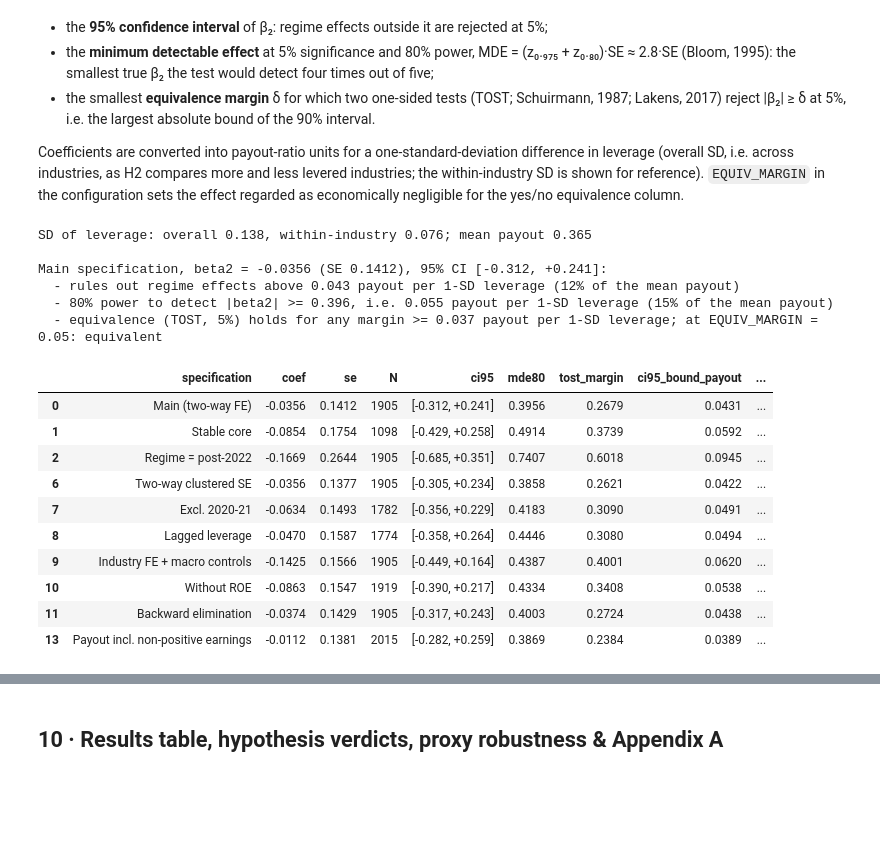
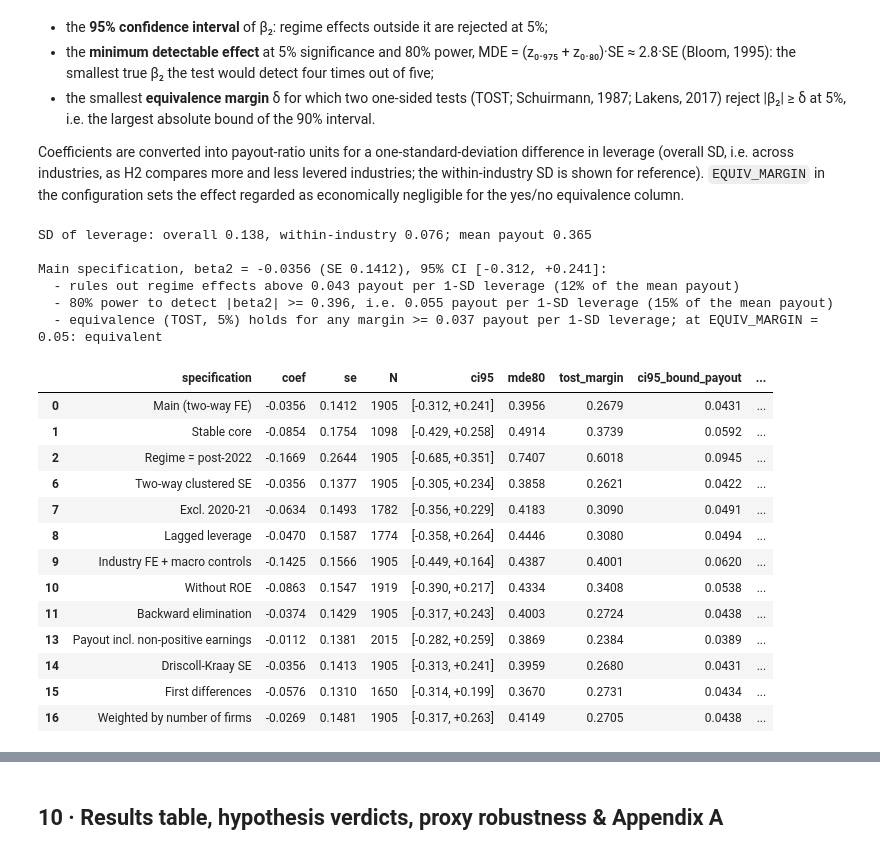
Before and after one commit to MilanKalajdzic/Master-Thesis, a Jupyter notebook: thesis_analysis.ipynb, the cells around one changed output, grey strips where cells are left out. Saved outputs shown, nothing was run; the diff lists cells and outputs as text; code cells hidden in the pictures; blank space fills up the shorter version.

```diff
--- a/thesis_analysis.ipynb
+++ b/thesis_analysis.ipynb
@@ -99,6 +99,7 @@ CROSSFILE_MIN_AGREE = 0.75     # min share of industries whose divfund payout ma
 EXCLUDE_FIN_UTIL = True
 MIN_YEARS_CORE   = 20          # stable-core robustness: keep industries present >= this many years
 COVID_YEARS      = [2020, 2021]
+DK_BANDWIDTH     = 3           # lags for Driscoll-Kraay standard errors (about T^(1/3) with 27 years, §9)
 
 OUTDIR = Path("outputs"); OUTDIR.mkdir(exist_ok=True)
 print("Config OK | regime:", HIGH_RATE_RULE, "| tangibility:", TANGIBILITY_PROXY,
@@ -998,6 +1010,42 @@ if "res_h3" in globals():
 print("\n>>> Payout as reported, including industry-years with ROE <= 0")
 robust["payout_all"] = fit_panel(panel, "payout_all", ["lev", "lev_x_high"] + BASE_CONTROLS,
                                  title="DV = payout as reported (incl. ROE <= 0)")
+
+# ---- Stress tests of the leverage-payout relation and of H2 (§9c). For each, the baseline model gives the
+#      leverage coefficient and the interaction model gives beta2.
+stress_base = {"main": res_base}
+# (l) Driscoll-Kraay SE: robust to cross-sectional dependence (common shocks hit all industries in a year)
+#     and to serial correlation up to DK_BANDWIDTH lags.
+print("\n>>> Driscoll-Kraay standard errors")
+stress_base["dk"] = fit_panel(panel, "payout", ["lev"] + BASE_CONTROLS, cov="kernel",
+                              title="Baseline, Driscoll-Kraay SE")
+robust["dk"] = fit_panel(panel, "payout", ["lev", "lev_x_high"] + BASE_CONTROLS, cov="kernel",
+                         title="Interaction, Driscoll-Kraay SE")
+stress_base["twoway"] = fit_panel(panel, "payout", ["lev"] + BASE_CONTROLS, cluster_time=True,
+                                  title="Baseline, two-way clustered SE")
+
+# (m) First differences: eliminate the industry effects by differencing instead of demeaning. Gap-safe
+#     (previous calendar year only), with year effects; 2013 dropped (the change crosses the reclassification).
+_s = panel.sort_values(["industry", "year"])
+_g = _s.groupby("industry")
+_consec = _g["year"].shift(1) == _s["year"] - 1
+fd = _s[["industry", "year", "in_core"]].copy()
+for v in ["payout", "lev", "lev_x_high"] + BASE_CONTROLS:
+    fd["d_" + v] = (_s[v] - _g[v].shift(1)).where(_consec)
+fd.loc[fd["year"] == RECLASS_YEAR, [c for c in fd.columns if c.startswith("d_")]] = np.nan
+D_CONTROLS = ["d_" + c for c in BASE_CONTROLS]
+print("\n>>> First differences (with year effects)")
+stress_base["fd"] = fit_panel(fd, "d_payout", ["d_lev"] + D_CONTROLS, entity=False,
+                              title="Baseline, first differences")
+robust["fd"] = fit_panel(fd, "d_payout", ["d_lev", "d_lev_x_high"] + D_CONTROLS, entity=False,
+                         title="Interaction, first differences")
+
+# (n) Weighted by the number of firms in the industry (large industries count more)
+print("\n>>> Weighted by number of firms")
+stress_base["wls"] = fit_panel(panel, "payout", ["lev"] + BASE_CONTROLS, weights="n_firms",
+                               title="Baseline, weighted by number of firms")
+robust["wls"] = fit_panel(panel, "payout", ["lev", "lev_x_high"] + BASE_CONTROLS, weights="n_firms",
+                          title="Interaction, weighted by number of firms")
 # %% [output]
 >>> Stable core (industries present >= MIN_YEARS_CORE years)
 === Stable core (46 industries) ===
@@ -1019,12 +1067,13 @@ R2(within): 0.046
 # %%
 
 # Robustness summary (Appendix C): the regime-interaction term in every specification
-KEY = {"lagged": "lev_lag_x_high", "H3_core": "lev_x_high_x_tang"}
+KEY = {"lagged": "lev_lag_x_high", "H3_core": "lev_x_high_x_tang", "fd": "d_lev_x_high"}
 LABEL = {"core": "Stable core", "post2022": "Regime = post-2022", "div_to_fcfe": "DV = Dividends/FCFE",
          "totpayout_ni": "DV = (Div+Buybacks)/NI", "div_yield": "DV = Dividend yield", "twoway": "Two-way clustered SE", "noCovid": "Excl. 2020-21",
          "lagged": "Lagged leverage", "indFE_macro": "Industry FE + macro controls",
          "noROE": "Without ROE", "elimination": "Backward elimination",
-         "payout_all": "Payout incl. non-positive earnings", "H3_core": "H3 triple term, stable core"}
+         "payout_all": "Payout incl. non-positive earnings", "dk": "Driscoll-Kraay SE",
+         "fd": "First differences", "wls": "Weighted by number of firms", "H3_core": "H3 triple term, stable core"}
 rows = [{"specification": "Main (two-way FE)", "term": "lev_x_high",
          "coef": res_int.params["lev_x_high"], "se": res_int.std_errors["lev_x_high"],
          "p": res_int.pvalues["lev_x_high"], "N": int(res_int.nobs)}]
@@ -1079,7 +1131,8 @@ MEAN_PAYOUT = float(panel["payout"].mean())
 
 PAYOUT_SPECS = ["Main (two-way FE)", "Stable core", "Regime = post-2022", "Two-way clustered SE",
                 "Excl. 2020-21", "Lagged leverage", "Industry FE + macro controls", "Without ROE",
-                "Backward elimination", "Payout incl. non-positive earnings"]
+                "Backward elimination", "Payout incl. non-positive earnings", "Driscoll-Kraay SE",
+                "First differences", "Weighted by number of firms"]
 pw = rob_tbl[rob_tbl["specification"].isin(PAYOUT_SPECS)][["specification", "coef", "se", "N"]].copy()
 lo95, hi95 = pw["coef"] - Z95 * pw["se"], pw["coef"] + Z95 * pw["se"]
 pw["ci95"] = [f"[{a:+.3f}, {b:+.3f}]" for a, b in zip(lo95, hi95)]
@@ -1094,30 +1147,33 @@ power_tbl = pw.round(4)
 power_tbl.to_csv(OUTDIR / "tab_power_bounds.csv", index=False)
 
 m = power_tbl.iloc[0]
 print(f"SD of leverage: overall {SD_LEV:.3f}, within-industry {SD_LEV_W:.3f}; mean payout {MEAN_PAYOUT:.3f}\n")
 print(f"Main specification, beta2 = {m.coef:+.4f} (SE {m.se:.4f}), 95% CI {m.ci95}:")
 print(f"  - rules out regime effects above {m.ci95_bound_payout:.3f} payout per 1-SD leverage "
       f"({m.ci95_bound_payout / MEAN_PAYOUT:.0%} of the mean payout)")
 print(f"  - 80% power to detect |beta2| >= {m.mde80:.3f}, i.e. {m.mde80_payout:.3f} payout per 1-SD leverage "
       f"({m.mde80_payout / MEAN_PAYOUT:.0%} of the mean payout)")
 print(f"  - equivalence (TOST, 5%) holds for any margin >= {m.tost_margin_payout:.3f} payout per 1-SD leverage; "
       f"at EQUIV_MARGIN = {EQUIV_MARGIN}: {'equivalent' if m.equivalent_at_margin else 'not shown'}\n")
 power_tbl
 # %% [output]
 SD of leverage: overall 0.138, within-industry 0.076; mean payout 0.365
 
 Main specification, beta2 = -0.0356 (SE 0.1412), 95% CI [-0.312, +0.241]:
   - rules out regime effects above 0.043 payout per 1-SD leverage (12% of the mean payout)
   - 80% power to detect |beta2| >= 0.396, i.e. 0.055 payout per 1-SD leverage (15% of the mean payout)
   - equivalence (TOST, 5%) holds for any margin >= 0.037 payout per 1-SD leverage; at EQUIV_MARGIN = 0.05: equivalent
 |  | specification | coef | se | N | ci95 | mde80 | tost_margin | ci95_bound_payout | ... |
 | 0 | Main (two-way FE) | -0.0356 | 0.1412 | 1905 | [-0.312, +0.241] | 0.3956 | 0.2679 | 0.0431 | ... |
 | 1 | Stable core | -0.0854 | 0.1754 | 1098 | [-0.429, +0.258] | 0.4914 | 0.3739 | 0.0592 | ... |
 | 2 | Regime = post-2022 | -0.1669 | 0.2644 | 1905 | [-0.685, +0.351] | 0.7407 | 0.6018 | 0.0945 | ... |
 | 6 | Two-way clustered SE | -0.0356 | 0.1377 | 1905 | [-0.305, +0.234] | 0.3858 | 0.2621 | 0.0422 | ... |
 | 7 | Excl. 2020-21 | -0.0634 | 0.1493 | 1782 | [-0.356, +0.229] | 0.4183 | 0.3090 | 0.0491 | ... |
 | 8 | Lagged leverage | -0.0470 | 0.1587 | 1774 | [-0.358, +0.264] | 0.4446 | 0.3080 | 0.0494 | ... |
 | 9 | Industry FE + macro controls | -0.1425 | 0.1566 | 1905 | [-0.449, +0.164] | 0.4387 | 0.4001 | 0.0620 | ... |
 | 10 | Without ROE | -0.0863 | 0.1547 | 1919 | [-0.390, +0.217] | 0.4334 | 0.3408 | 0.0538 | ... |
 | 11 | Backward elimination | -0.0374 | 0.1429 | 1905 | [-0.317, +0.243] | 0.4003 | 0.2724 | 0.0438 | ... |
 | 13 | Payout incl. non-positive earnings | -0.0112 | 0.1381 | 2015 | [-0.282, +0.259] | 0.3869 | 0.2384 | 0.0389 | ... |
+| 14 | Driscoll-Kraay SE | -0.0356 | 0.1413 | 1905 | [-0.313, +0.241] | 0.3959 | 0.2680 | 0.0431 | ... |
+| 15 | First differences | -0.0576 | 0.1310 | 1650 | [-0.314, +0.199] | 0.3670 | 0.2731 | 0.0434 | ... |
+| 16 | Weighted by number of firms | -0.0269 | 0.1481 | 1905 | [-0.317, +0.263] | 0.4149 | 0.2705 | 0.0438 | ... |
```
Also changed, not shown: parts of 10 cells of this notebook, 5 other files.
